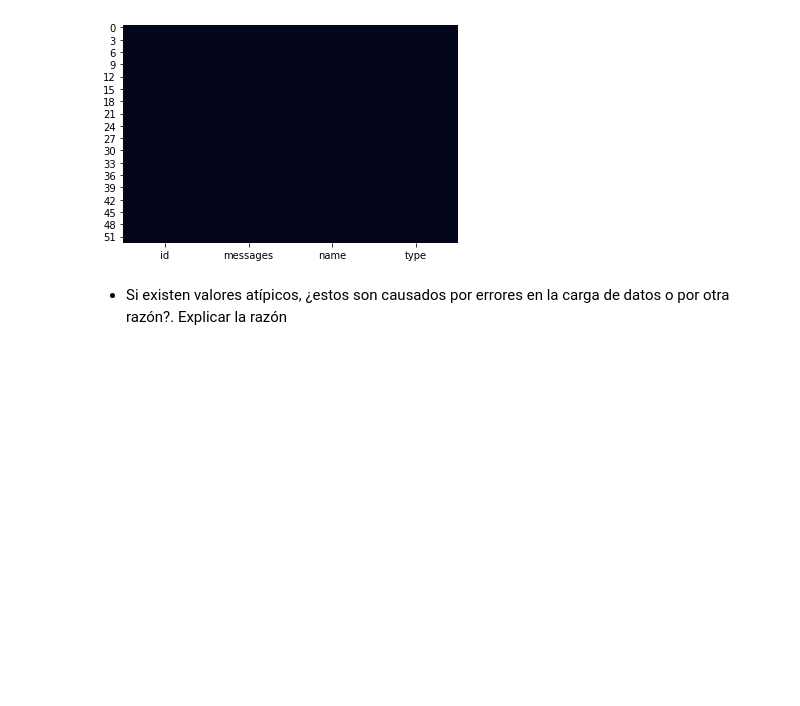
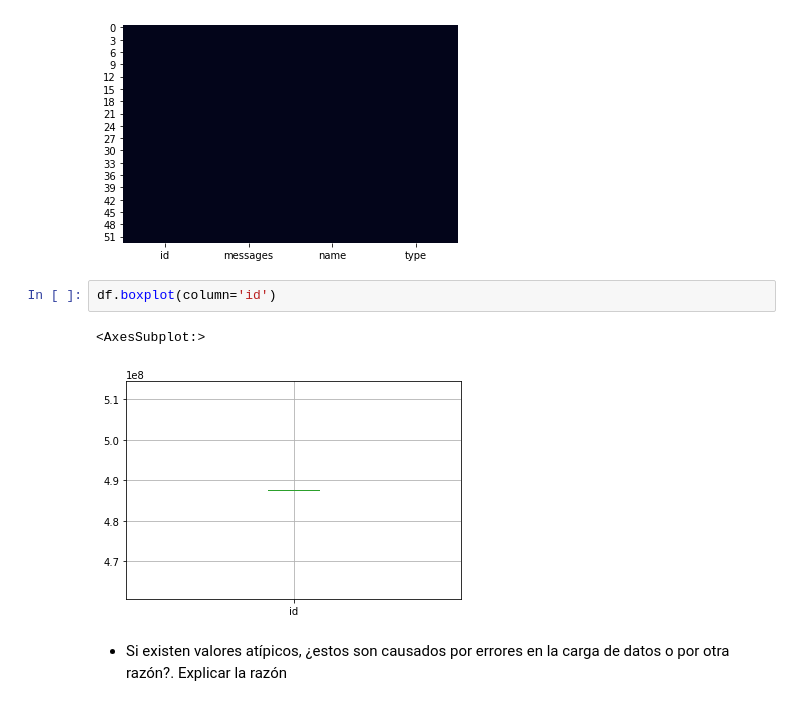
Before and after one commit to bthecs/DB2, a Jupyter notebook: tp3/TP3.ipynb, the cells around one changed output. Drawn from its saved outputs; the diff is of its cells as text; blank space fills up the shorter version.

```diff
--- a/tp3/TP3.ipynb
+++ b/tp3/TP3.ipynb
@@ -165,6 +165,11 @@ sns.heatmap(df_outliers, cbar=False)
 # %% [output]
 <AxesSubplot:>
 [figure]
+# %%
+df.boxplot(column='id')
+# %% [output]
+<AxesSubplot:>
+[figure, added]
 # %% [markdown]
 - Si existen valores atípicos, ¿estos son causados por errores en la carga de datos o por otra razón?. Explicar la razón
 # %% [markdown]
```
Also changed, not shown: 11 other files.
